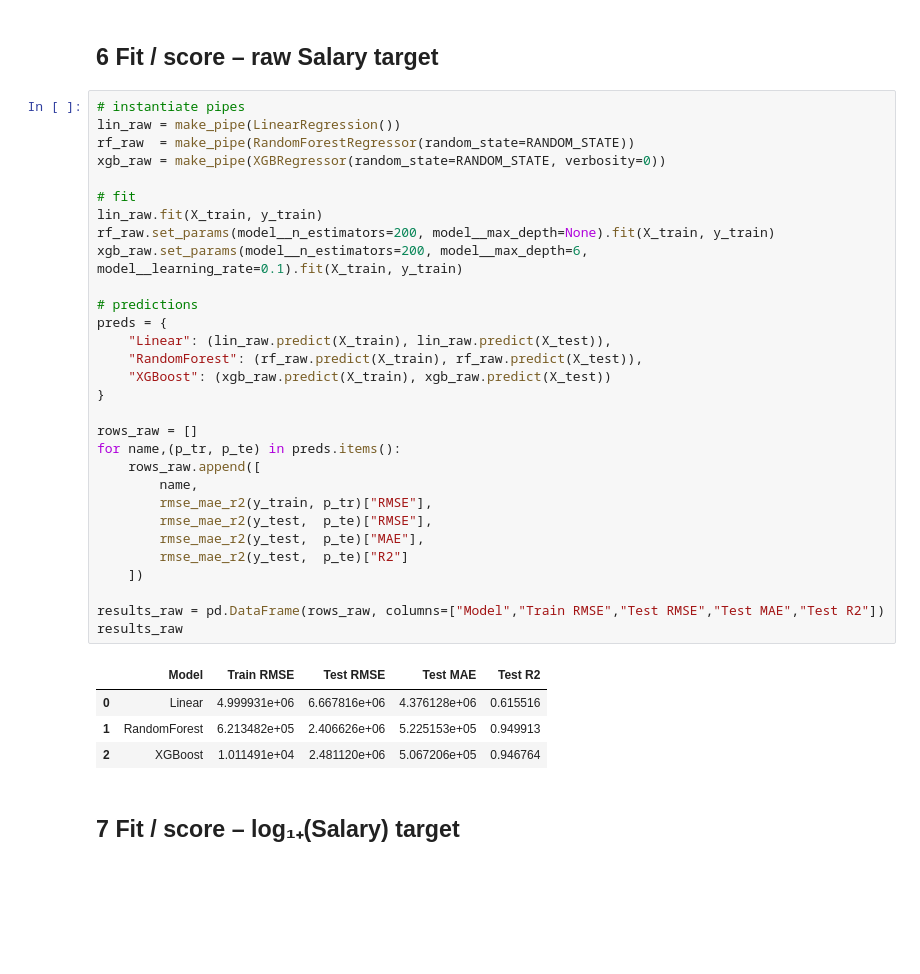
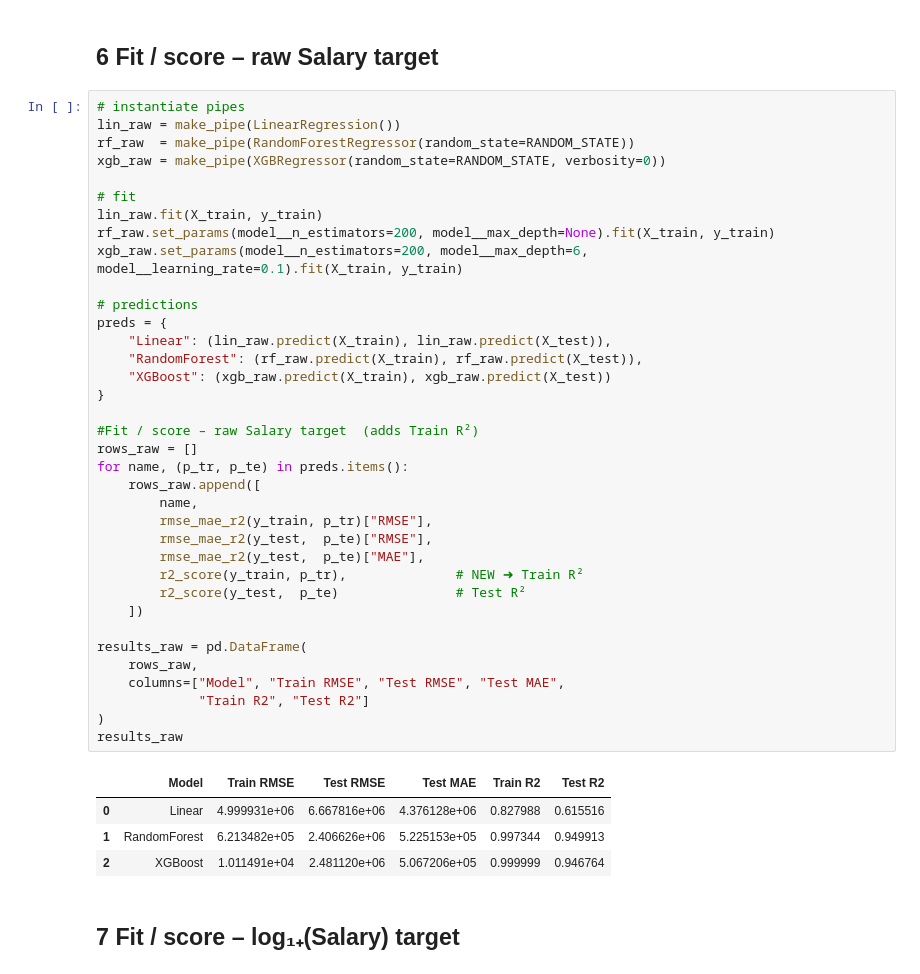
Before and after one commit to gomowele/nba-player-value-capstone, a Jupyter notebook: notebooks/4.Capstone_Two_Modeling.ipynb, the cells around one changed output. Drawn from its saved outputs; the diff is of its cells as text; blank space fills up the shorter version.

```diff
--- a/notebooks/4.Capstone_Two_Modeling.ipynb
+++ b/notebooks/4.Capstone_Two_Modeling.ipynb
@@ -224,38 +224,44 @@ def dollars_from_log(rmse_log, mae_log):
 # %%
 # instantiate pipes
 lin_raw = make_pipe(LinearRegression())
 rf_raw  = make_pipe(RandomForestRegressor(random_state=RANDOM_STATE))
 xgb_raw = make_pipe(XGBRegressor(random_state=RANDOM_STATE, verbosity=0))
 
 # fit
 lin_raw.fit(X_train, y_train)
 rf_raw.set_params(model__n_estimators=200, model__max_depth=None).fit(X_train, y_train)
 xgb_raw.set_params(model__n_estimators=200, model__max_depth=6, model__learning_rate=0.1).fit(X_train, y_train)
 
 # predictions
 preds = {
     "Linear": (lin_raw.predict(X_train), lin_raw.predict(X_test)),
     "RandomForest": (rf_raw.predict(X_train), rf_raw.predict(X_test)),
     "XGBoost": (xgb_raw.predict(X_train), xgb_raw.predict(X_test))
 }
 
+#Fit / score – raw Salary target  (adds Train R²)
 rows_raw = []
-for name,(p_tr, p_te) in preds.items():
+for name, (p_tr, p_te) in preds.items():
     rows_raw.append([
         name,
         rmse_mae_r2(y_train, p_tr)["RMSE"],
         rmse_mae_r2(y_test,  p_te)["RMSE"],
         rmse_mae_r2(y_test,  p_te)["MAE"],
-        rmse_mae_r2(y_test,  p_te)["R2"]
+        r2_score(y_train, p_tr),              # NEW ➜ Train R²
+        r2_score(y_test,  p_te)               # Test R²
     ])
 
-results_raw = pd.DataFrame(rows_raw, columns=["Model","Train RMSE","Test RMSE","Test MAE","Test R2"])
+results_raw = pd.DataFrame(
+    rows_raw,
+    columns=["Model", "Train RMSE", "Test RMSE", "Test MAE",
+             "Train R2", "Test R2"]
+)
 results_raw
 # %% [output]
-|  | Model | Train RMSE | Test RMSE | Test MAE | Test R2 |
-| 0 | Linear | 4.999931e+06 | 6.667816e+06 | 4.376128e+06 | 0.615516 |
-| 1 | RandomForest | 6.213482e+05 | 2.406626e+06 | 5.225153e+05 | 0.949913 |
-| 2 | XGBoost | 1.011491e+04 | 2.481120e+06 | 5.067206e+05 | 0.946764 |
+|  | Model | Train RMSE | Test RMSE | Test MAE | Train R2 | Test R2 |
+| 0 | Linear | 4.999931e+06 | 6.667816e+06 | 4.376128e+06 | 0.827988 | 0.615516 |
+| 1 | RandomForest | 6.213482e+05 | 2.406626e+06 | 5.225153e+05 | 0.997344 | 0.949913 |
+| 2 | XGBoost | 1.011491e+04 | 2.481120e+06 | 5.067206e+05 | 0.999999 | 0.946764 |
 # %% [markdown]
 ## 7 Fit / score – log₁₊(Salary) target
 # %%
```
Also changed, not shown: parts of 3 cells of this notebook.
